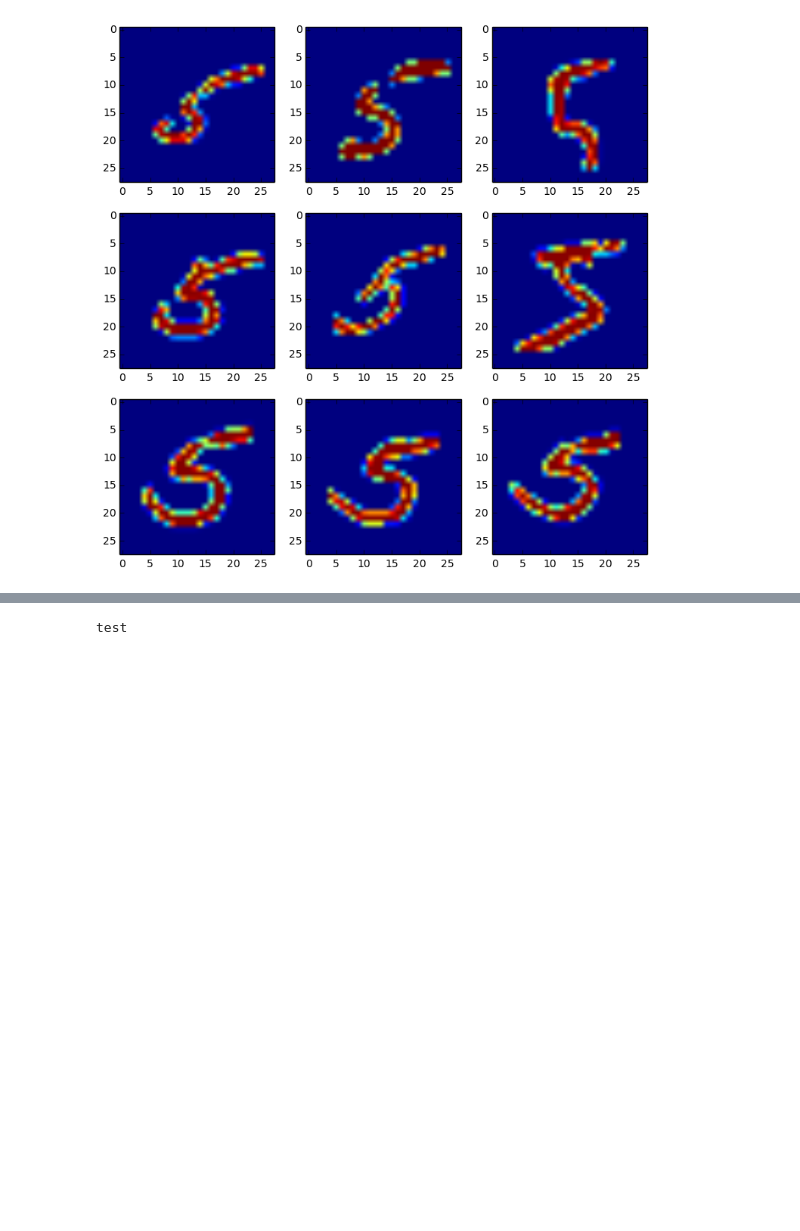
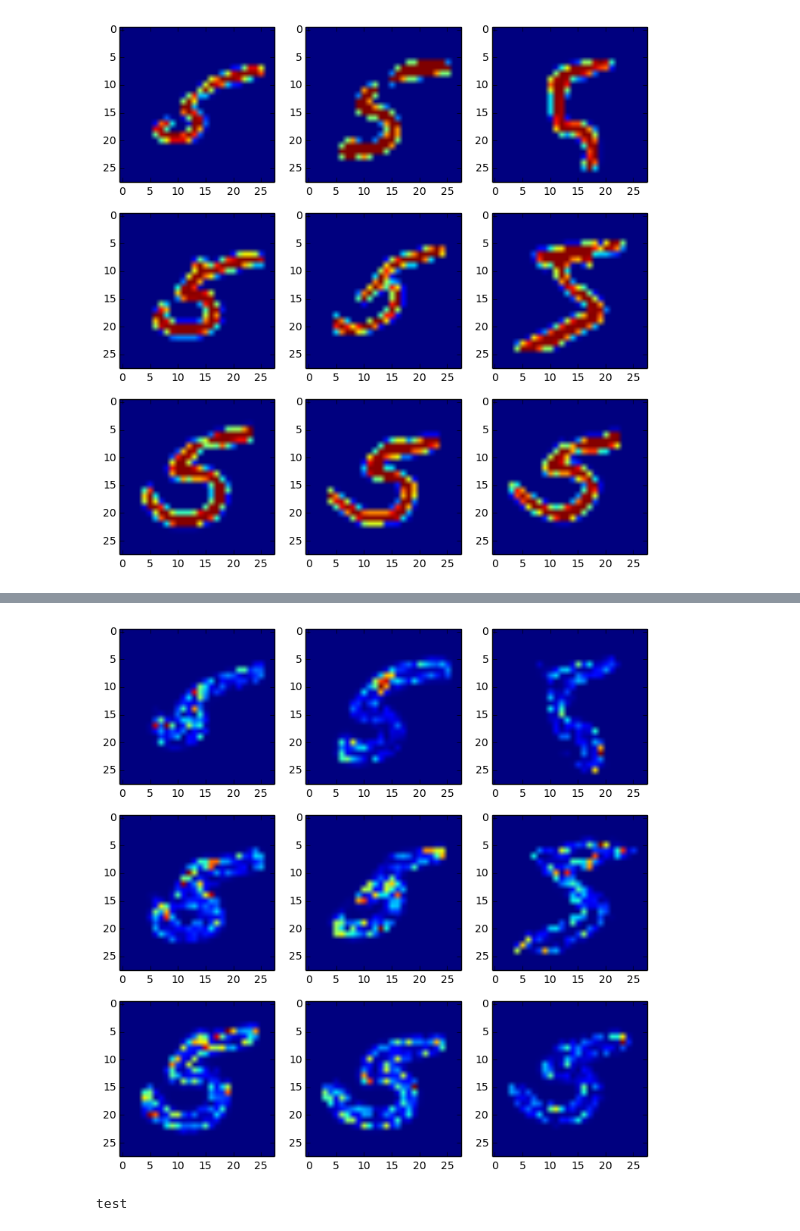
Before and after one commit to seiya-kumada/vae, a Jupyter notebook: draw_results_with_specified_label.ipynb, the cells around one changed output, grey strips where cells are left out. Saved outputs shown, nothing was run; the diff lists cells and outputs as text; code cells hidden in the pictures; blank space fills up the shorter version.

```diff
--- a/draw_results_with_specified_label.ipynb
+++ b/draw_results_with_specified_label.ipynb
@@ -55,3 +55,9 @@ train_reconstructed
+# %%
+# 差をとる。
+dx = np.abs(x.data - x1.data)
+save_images(dx, os.path.join(out_dir_path, 'train_diff'))
+# %% [output]
+[figure, added]
 # %%
 # # encode and decode training dataset
 test_ind = [3, 2, 1, 18, 4, 8, 11, 17, 61]
```
Also changed, not shown: parts of 31 cells of this notebook, 3 other files.
